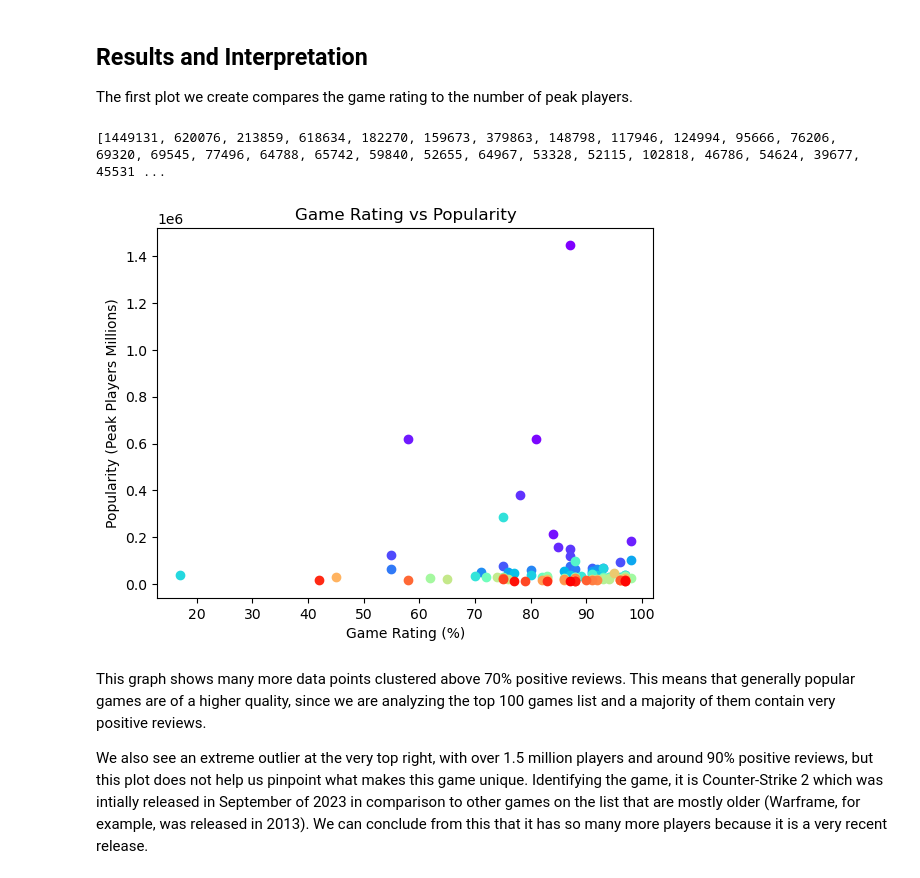
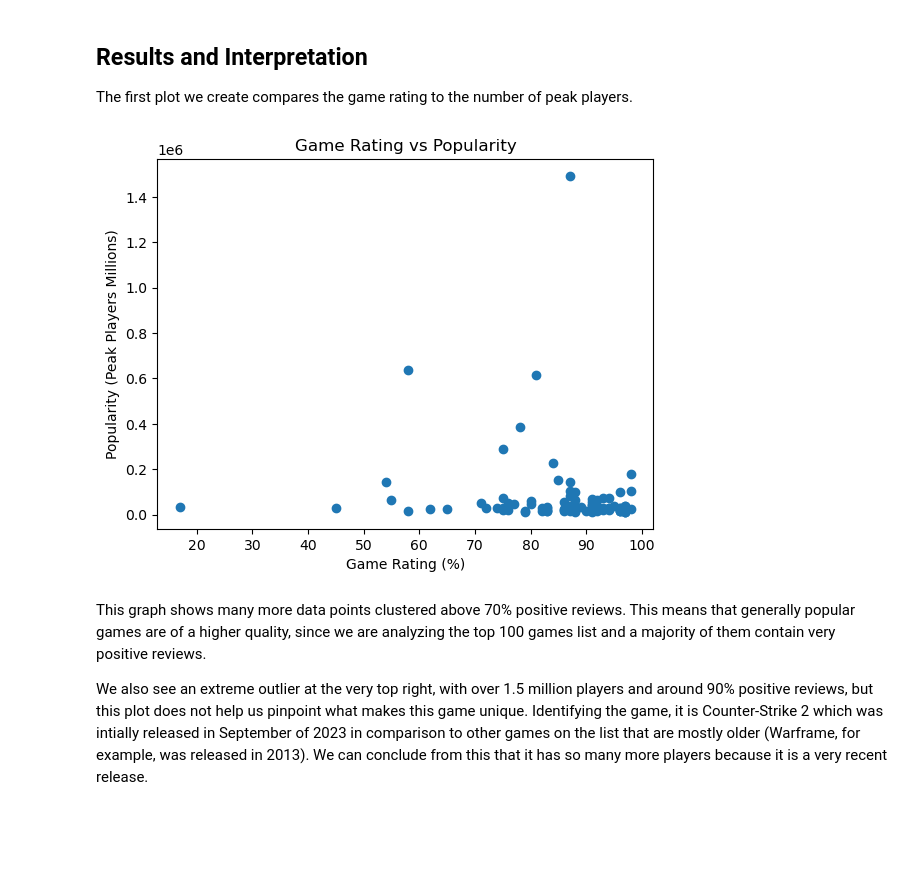
Before and after one commit to olincollege/Steam-Game-Data-Analysis, a Jupyter notebook: Steam_Game_Data_Analysis_Essay.ipynb, the cells around one changed output. Drawn from its saved outputs; the diff is of its cells as text; code cells hidden in the pictures; blank space fills up the shorter version.

```diff
--- a/Steam_Game_Data_Analysis_Essay.ipynb
+++ b/Steam_Game_Data_Analysis_Essay.ipynb
@@ -94,14 +92,11 @@ To get the popularity of the genres, we created a dictionary where the keys are
 
 The first plot we create compares the game rating to the number of peak players.
 # %%
-# main.create_plot("scatter", main.peak_players, main.percent_positive, "Popularity vs Game Rating", "Popularity (Peak Players Millions)", "Game Rating (%)")
-
 # Plot Game Rating vs Popularity. The colored dots indicate the ranking of the game in Steam's Most Played page. Based on the rainbow, purple dots are higher ranking and
 # red dots are lower ranking
-main.create_plot("scatter", main.percent_positive, main.peak_players, "Game Rating vs Popularity", "Game Rating (%)", "Popularity (Peak Players Millions)")
+main.create_scatter_plot(main.percent_positive, main.peak_players, "Game Rating vs Popularity", "Game Rating (%)", "Popularity (Peak Players Millions)")
 # %% [output]
-[1449131, 620076, 213859, 618634, 182270, 159673, 379863, 148798, 117946, 124994, 95666, 76206, 69320, 69545, 77496, 64788, 65742, 59840, 52655, 64967, 53328, 52115, 102818, 46786, 54624, 39677, 45531 ...
-[figure, old version]
+[figure, new version]
 # %% [markdown]
 This graph shows many more data points clustered above 70% positive reviews. This means that generally popular games are of a higher quality, since we are analyzing the top 100 games list and a majority of them contain very positive reviews.
 
```
Also changed, not shown: parts of 3 cells of this notebook.
